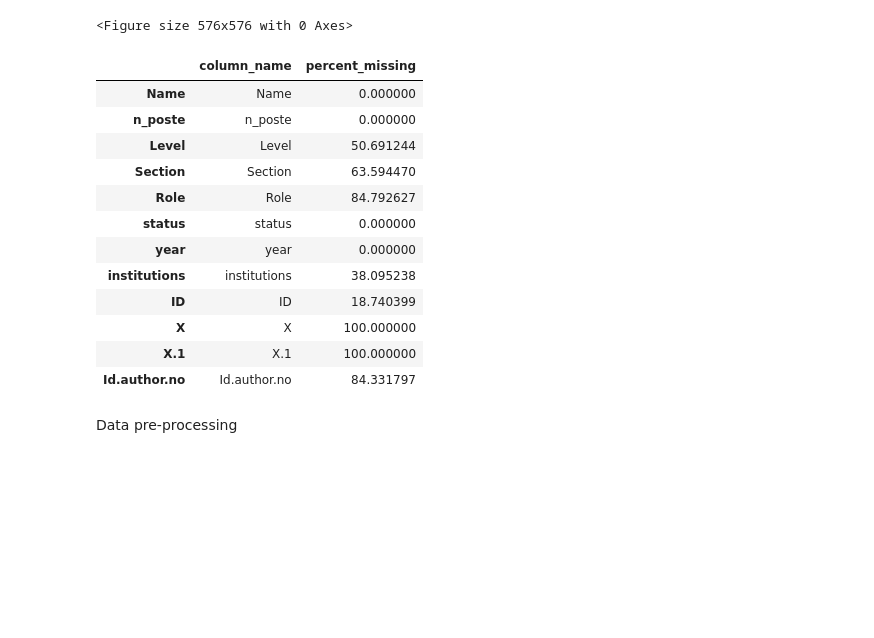
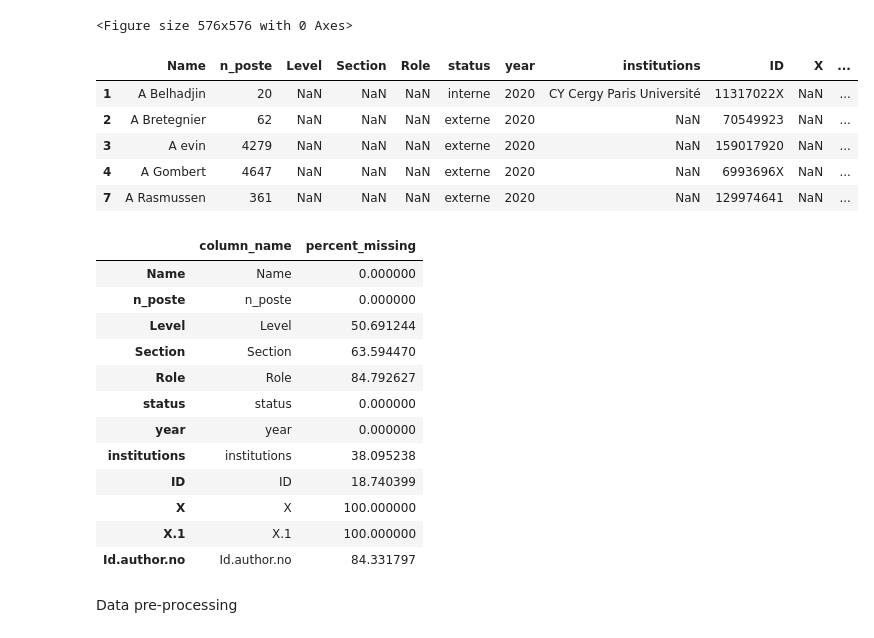
Before and after one commit to buu-nguyen/PIB3-SocialNetworkAnalysis, a Jupyter notebook: SNA-Python.ipynb, the cells around one changed output. Saved outputs shown, nothing was run; the diff lists cells and outputs as text; code cells hidden in the pictures; blank space fills up the shorter version.

```diff
--- a/SNA-Python.ipynb
+++ b/SNA-Python.ipynb
@@ -17,28 +17,37 @@ plt.figure(figsize=(8, 8))
 # %%
 # Import dataset
 df = pd.read_csv('Datasets/Auditions.db.comp.csv', encoding='latin-1', low_memory=False)
 df = df[df["year"] == 2020]
-
-# Missing percentage
-percent_missing = df.isnull().sum() * 100 / len(df)
-missing_value_df = pd.DataFrame({'column_name': df.columns,
-                                     'percent_missing': percent_missing})
-
-missing_value_df
+df.head()
 # %% [output]
-|  | column_name | percent_missing |
-| Name | Name | 0.000000 |
-| n_poste | n_poste | 0.000000 |
-| Level | Level | 50.691244 |
-| Section | Section | 63.594470 |
-| Role | Role | 84.792627 |
-| status | status | 0.000000 |
-| year | year | 0.000000 |
-| institutions | institutions | 38.095238 |
-| ID | ID | 18.740399 |
-| X | X | 100.000000 |
-| X.1 | X.1 | 100.000000 |
-| Id.author.no | Id.author.no | 84.331797 |
+|  | Name | n_poste | Level | Section | Role | status | year | institutions | ID | X | ... |
+| 1 | A Belhadjin | 20 | NaN | NaN | NaN | interne | 2020 | CY Cergy Paris Université | 11317022X | NaN | ... |
+| 2 | A Bretegnier | 62 | NaN | NaN | NaN | externe | 2020 | NaN | 70549923 | NaN | ... |
+| 3 | A evin | 4279 | NaN | NaN | NaN | externe | 2020 | NaN | 159017920 | NaN | ... |
+| 4 | A Gombert | 4647 | NaN | NaN | NaN | externe | 2020 | NaN | 6993696X | NaN | ... |
+| 7 | A Rasmussen | 361 | NaN | NaN | NaN | externe | 2020 | NaN | 129974641 | NaN | ... |
+# %%
+# Missing percentage
+percent_missing = df.isnull().sum() * 100 / len(df)
+
+missing_value_df = pd.DataFrame({'column_name': df.columns,
+                                     'percent_missing': percent_missing})
+
+missing_value_df
+# %% [output]
+|  | column_name | percent_missing |
+| Name | Name | 0.000000 |
+| n_poste | n_poste | 0.000000 |
+| Level | Level | 50.691244 |
+| Section | Section | 63.594470 |
+| Role | Role | 84.792627 |
+| status | status | 0.000000 |
+| year | year | 0.000000 |
+| institutions | institutions | 38.095238 |
+| ID | ID | 18.740399 |
+| X | X | 100.000000 |
+| X.1 | X.1 | 100.000000 |
+| Id.author.no | Id.author.no | 84.331797 |
 # %% [markdown]
 Data pre-processing
 # %%
```
Also changed, not shown: parts of 18 cells of this notebook, 3 other files.
